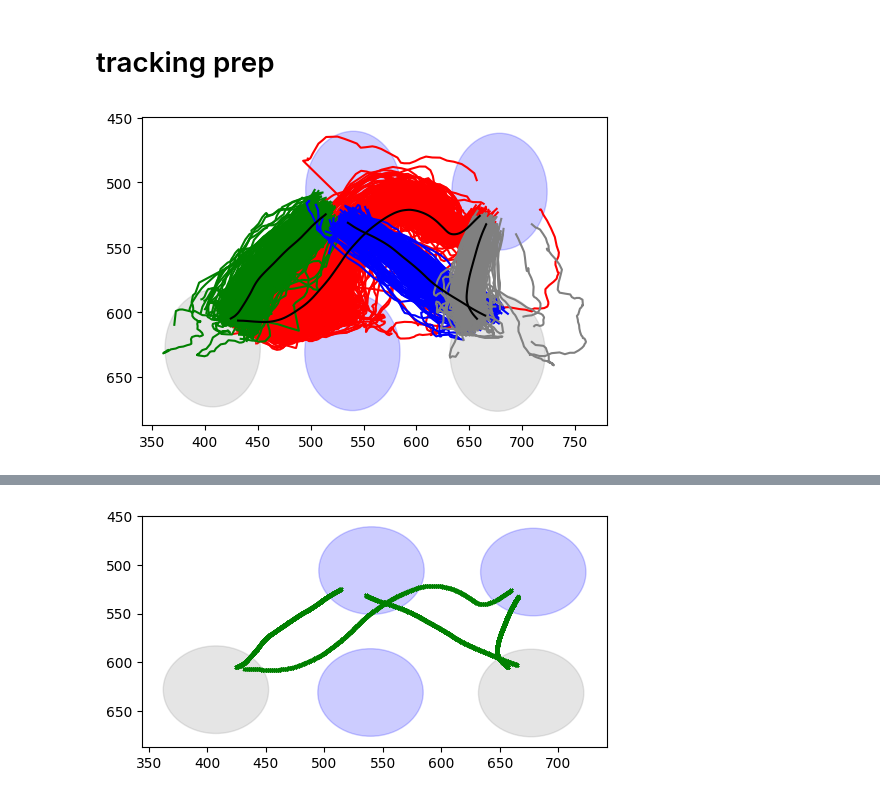
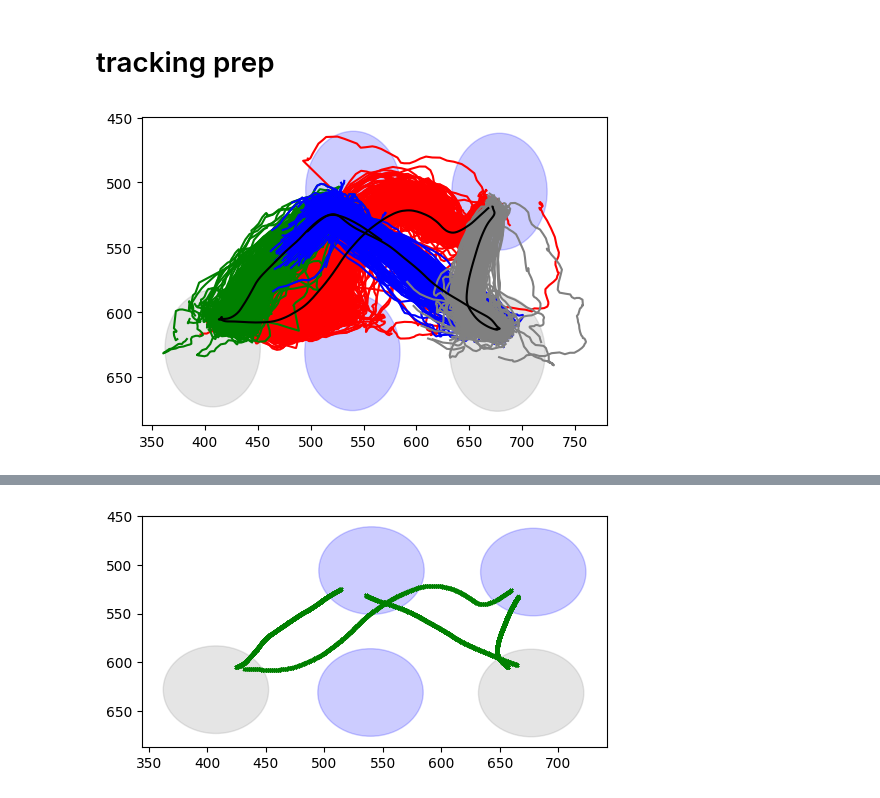
Before and after one commit to EmmettJT/sequences_analyse_PPSeq, a Jupyter notebook: revision_analysis/prioritisation_analysis/Untitled-1.ipynb, the cells around one changed output, grey strips where cells are left out. Saved outputs shown, nothing was run; the diff lists cells and outputs as text; code cells hidden in the pictures.

```diff
--- a/revision_analysis/prioritisation_analysis/Untitled-1.ipynb
+++ b/revision_analysis/prioritisation_analysis/Untitled-1.ipynb
@@ -741,24 +773,34 @@ def find_task_relevant_tracking_points(back_head_centre_df,radius):
 # tracking prep
 # %%
 # find task relevant tracking periods, extract times mouse is close to each behavioural port
-threshold_breaks,port_centroids = find_task_relevant_tracking_points(back_head_centre_df,radius = 45)
+threshold_breaks,port_centroids,current_x,current_y = find_task_relevant_tracking_points(back_head_centre_df,radius = 45)
 
 ## each of these is a frame so we know the timing between them. ie. one frame is 1/60s
 fps = 1/np.mean(np.diff(camera_timestamps_df['Time Stamps'].values))
 time_filter = 2 #in s
 frame_filter = int(time_filter / (1/fps))
 
 #we know when the mouse is close to each port, so find times when the mouse goes from port to port
 start_port,end_port = 5,2
 T1_start_ind, T1_end_ind = extract_port_to_port_trajetories(start_port,end_port,frame_filter,threshold_breaks,-1,-1,-1)
 start_port,end_port = 2,3
 T2_start_ind, T2_end_ind = extract_port_to_port_trajetories(start_port,end_port,frame_filter,threshold_breaks,-1,1,5)
 start_port,end_port = 3,4
 T3_start_ind, T3_end_ind = extract_port_to_port_trajetories(start_port,end_port,frame_filter,threshold_breaks,1,2,5)
 start_port,end_port = 4,5
 T4_start_ind, T4_end_ind = extract_port_to_port_trajetories(start_port,end_port,frame_filter,threshold_breaks,1,-1,3)
 
+## add to the start and end of each to ensure that the segmetns overlap - this is impotant for joining them into a representaitve continuous line
+T1_start_ind = np.array(T1_start_ind) - 10
+T2_start_ind = np.array(T2_start_ind) - 10
+T3_start_ind = np.array(T3_start_ind) - 10
+T4_start_ind = np.array(T4_start_ind) - 10
+T1_end_ind = np.array(T1_end_ind) + 10
+T2_end_ind = np.array(T2_end_ind) + 10
+T3_end_ind = np.array(T3_end_ind) + 10
+T4_end_ind = np.array(T4_end_ind) + 10
+
 # find average curves by taking traject lines and make them roughly equivalent by interpolating so they have the same number of trakcing points, then for each point in each trajectory find the average xy position to create an average trajectory line
-a_curve1,a_curve2,a_curve3,a_curve4 = find_average_curves(port_centroids,T1_start_ind,T1_end_ind,T2_start_ind,T2_end_ind,T3_start_ind,T3_end_ind,T4_start_ind,T4_end_ind,radius = 45)
+a_curve1,a_curve2,a_curve3,a_curve4 = find_average_curves(port_centroids,T1_start_ind,T1_end_ind,T2_start_ind,T2_end_ind,T3_start_ind,T3_end_ind,T4_start_ind,T4_end_ind,current_x,current_y,radius = 45)
 # %% [output]
-[figure, old version]
+[figure, new version]
```
Also changed, not shown: parts of 6 cells of this notebook.
